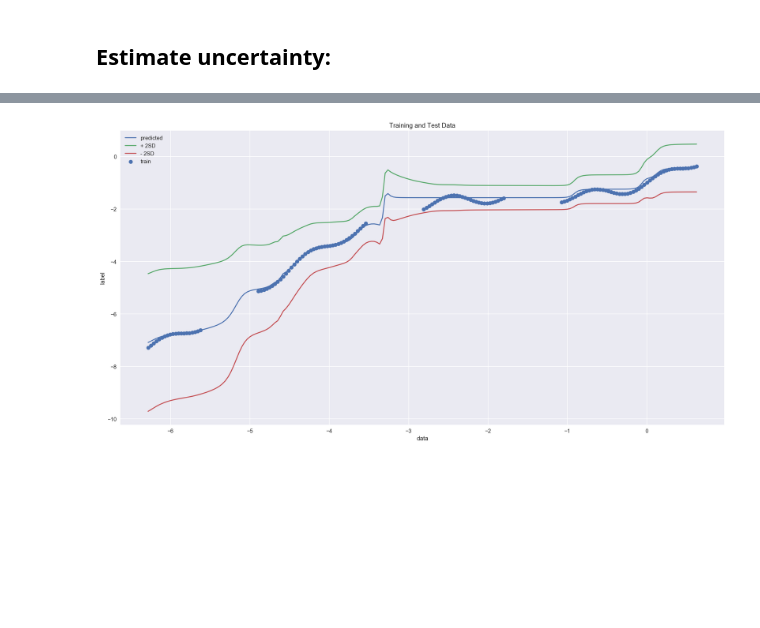
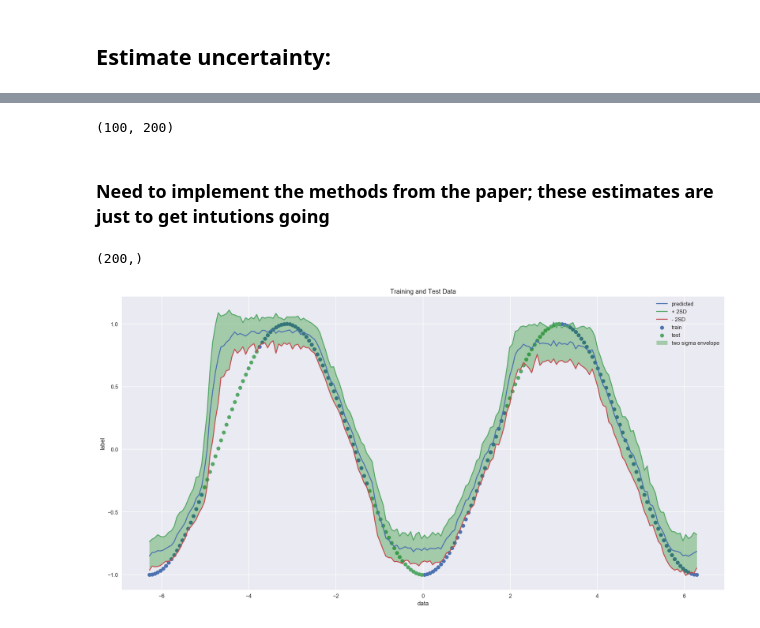
Before and after one commit to ACM022/am207-project, a Jupyter notebook: sim_data_nn_with_dropout.ipynb, the cells around one changed output, grey strips where cells are left out. Cells and saved outputs as stored; diff of their text form; code cells hidden in the pictures; blank space fills up the shorter version.

Commit message:
finished a first pass implementation of stochastic forward passes

```diff
--- a/sim_data_nn_with_dropout.ipynb
+++ b/sim_data_nn_with_dropout.ipynb
@@ -200,11 +191,0 @@ ys_pred = ys_pred[:, 0]
-# %%
-plt.style.use('seaborn')
-plt.figure(figsize=(15, 3))
-plt.scatter(xs_train, ys_train, label='train', alpha=0.5)
-plt.scatter(xs_test, ys_test, label='test', alpha=0.5)
-plt.plot(xs, ys_pred, label='preds', c='r')
-plt.xlabel('data')
-plt.ylabel('label')
-plt.title('Training and Test Data')
-plt.legend()
-plt.show()
@@ -213,11 +192,2 @@ plt.show()
 # %% [markdown]
 ## Estimate uncertainty:
-# %%
-# Reformat recorded predictions into a list, where each element is a numpy array
-# of the predictions for a given variable from every pass
-value_preds = []
-for i in range(len(predictions.predhis[0])):
-    value_pred_set = []
-    for j in range(len(predictions.predhis)):
-        value_pred_set.append(np.array(predictions.predhis[j][i]))
-    value_preds.append(np.array(value_pred_set))
@@ -249,19 +196,31 @@ tau_inv = (2 * N * lambda_val) / (p * l**2)
+# %%
+ys_pred = np.array([sim_model.predict(xs)[:, 0] for i in range(100)])
+# %%
+ys_pred.shape
+# %% [output]
+(100, 200)
+# %% [markdown]
+### Need to implement the methods from the paper; these estimates are just to get intutions going
+# %%
+ys_pred_mean = ys_pred.mean(axis=0)
+ys_pred_sd = ys_pred.std(axis=0)
+# %%
+ys_pred_mean.shape
+# %% [output]
+(200,)
 # %%
-# Plot the predicted vs. actual values# Plot th
-errors = np.zeros(len(value_preds))
-for i in range(len(value_preds)):
-    errors[i] = two_SD(tau_inv, value_preds[i])
-
 plt.figure(figsize=(20,10))
 plt.scatter(xs_train, ys_train, label='train')
-#plt.scatter(xs_test, ys_test, label='test')
-plt.plot(xs, ys_pred, label='predicted')
-plt.plot(xs, ys_pred + errors, label='+ 2SD')
-plt.plot(xs, ys_pred - errors, label='- 2SD')
+plt.scatter(xs_test, ys_test, label='test')
+plt.plot(xs, ys_pred_mean, label='predicted')
+plt.plot(xs, ys_pred_mean + ys_pred_sd, label='+ 2SD')
+plt.plot(xs, ys_pred_mean - ys_pred_sd, label='- 2SD')
+plt.fill_between(xs, ys_pred_mean - ys_pred_sd, ys_pred_mean + ys_pred_sd, color='green', alpha=0.3,
+                 label="two sigma envelope")
 plt.xlabel('data')
 plt.ylabel('label')
 plt.title('Training and Test Data')
 plt.legend()
 plt.show()
 # %% [output]
-[figure, old version]
+[figure, new version]
```
Also changed, not shown: parts of 11 cells of this notebook.
